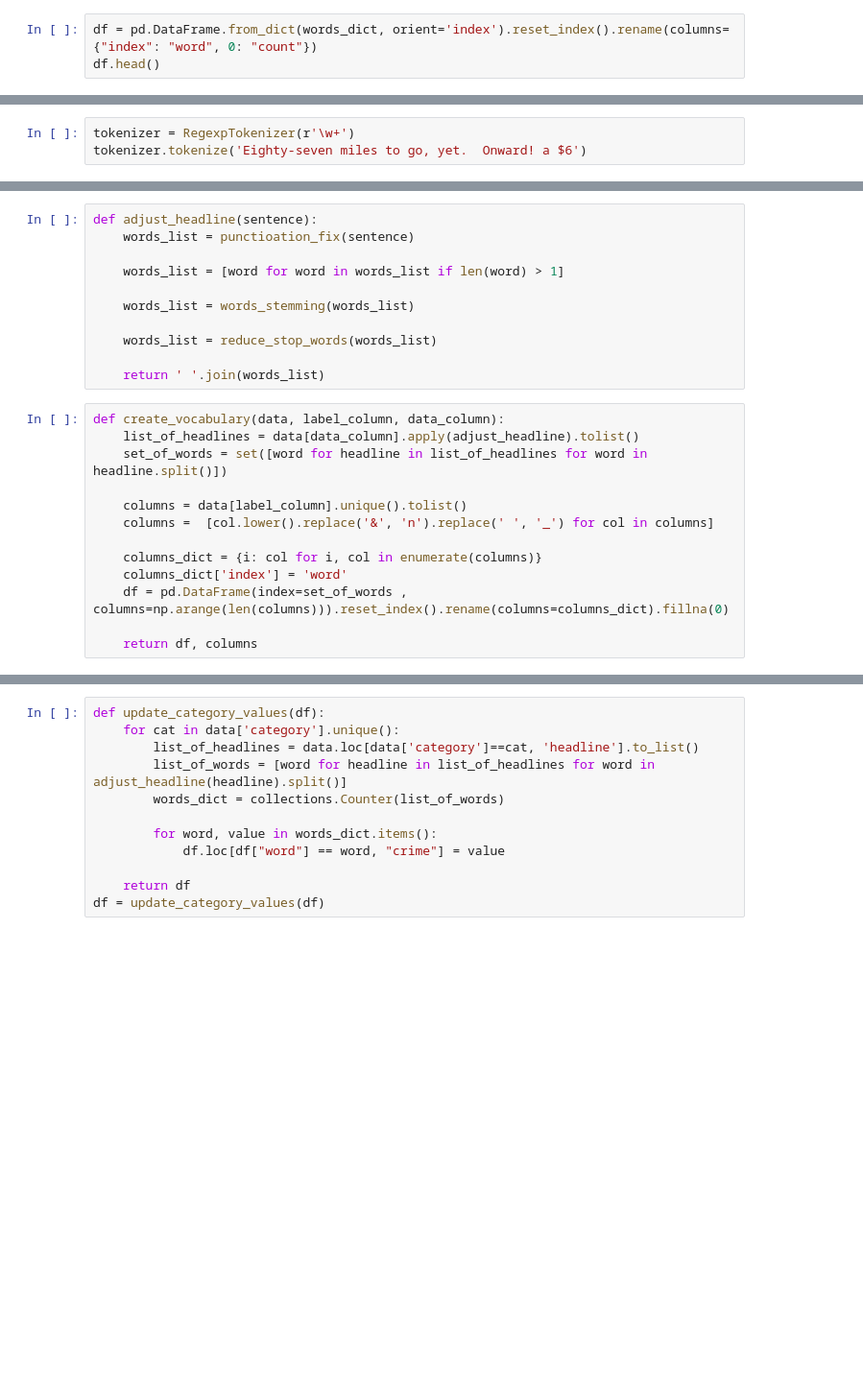
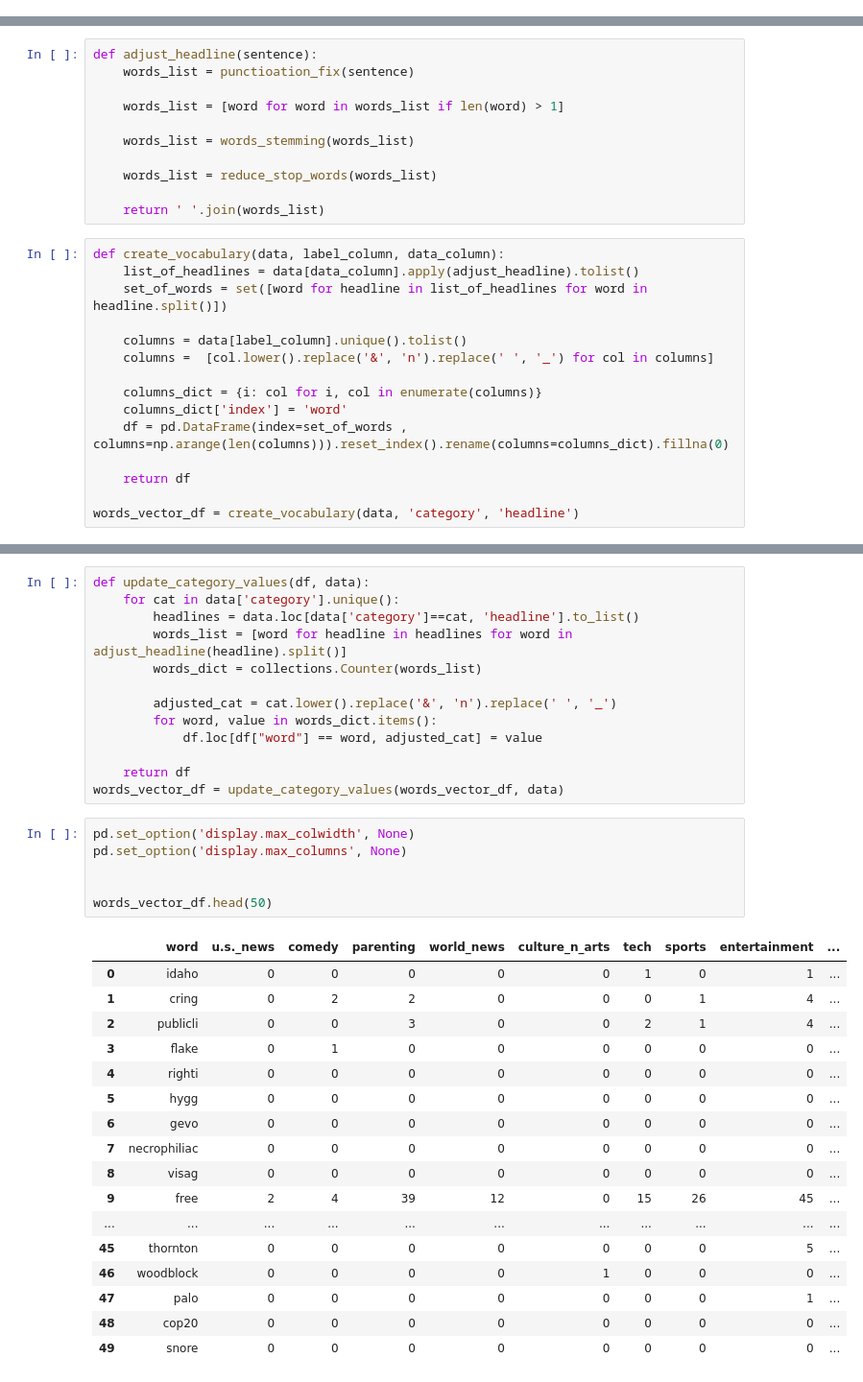
Before and after one commit to Omer-Hedvat/dl, a Jupyter notebook: nlp_w_classifification_and_vector_spaces/week3_headlines_vector_space_analysis.ipynb, the cells around one changed output, grey strips where cells are left out. Shown at 96% size. Cells and saved outputs as stored; diff of their text form; blank space fills up the shorter version.

Commit message:
working week3_headlines_vector_space_analysis.ipynb

```diff
--- a/nlp_w_classifification_and_vector_spaces/week3_headlines_vector_space_analysis.ipynb
+++ b/nlp_w_classifification_and_vector_spaces/week3_headlines_vector_space_analysis.ipynb
@@ -73,3 +49,0 @@ Counter({'Memphis': 1,
-# %%
-df = pd.DataFrame.from_dict(words_dict, orient='index').reset_index().rename(columns={"index": "word", 0: "count"})
-df.head()
@@ -83,3 +49,0 @@ df.head()
-# %%
-tokenizer = RegexpTokenizer(r'\w+')
-tokenizer.tokenize('Eighty-seven miles to go, yet.  Onward! a $6')
@@ -123,4 +94,6 @@ def create_vocabulary(data, label_column, data_column):
     columns_dict['index'] = 'word'
     df = pd.DataFrame(index=set_of_words , columns=np.arange(len(columns))).reset_index().rename(columns=columns_dict).fillna(0)
 
-    return df, columns
+    return df
+
+words_vector_df = create_vocabulary(data, 'category', 'headline')
@@ -127,12 +122,37 @@ def create_vocabulary(data, label_column, data_column):
 # %%
-def update_category_values(df):
+def update_category_values(df, data):
     for cat in data['category'].unique():
-        list_of_headlines = data.loc[data['category']==cat, 'headline'].to_list()
-        list_of_words = [word for headline in list_of_headlines for word in adjust_headline(headline).split()]
-        words_dict = collections.Counter(list_of_words)
+        headlines = data.loc[data['category']==cat, 'headline'].to_list()
+        words_list = [word for headline in headlines for word in adjust_headline(headline).split()]
+        words_dict = collections.Counter(words_list)
 
+        adjusted_cat = cat.lower().replace('&', 'n').replace(' ', '_')
         for word, value in words_dict.items():
-            df.loc[df["word"] == word, "crime"] = value
+            df.loc[df["word"] == word, adjusted_cat] = value
 
     return df
-df = update_category_values(df)
+words_vector_df = update_category_values(words_vector_df, data)
+# %%
+pd.set_option('display.max_colwidth', None)
+pd.set_option('display.max_columns', None)
+
+
+words_vector_df.head(50)
+# %% [output]
+|  | word | u.s._news | comedy | parenting | world_news | culture_n_arts | tech | sports | entertainment | ... |
+| 0 | idaho | 0 | 0 | 0 | 0 | 0 | 1 | 0 | 1 | ... |
+| 1 | cring | 0 | 2 | 2 | 0 | 0 | 0 | 1 | 4 | ... |
+| 2 | publicli | 0 | 0 | 3 | 0 | 0 | 2 | 1 | 4 | ... |
+| 3 | flake | 0 | 1 | 0 | 0 | 0 | 0 | 0 | 0 | ... |
+| 4 | righti | 0 | 0 | 0 | 0 | 0 | 0 | 0 | 0 | ... |
+| 5 | hygg | 0 | 0 | 0 | 0 | 0 | 0 | 0 | 0 | ... |
+| 6 | gevo | 0 | 0 | 0 | 0 | 0 | 0 | 0 | 0 | ... |
+| 7 | necrophiliac | 0 | 0 | 0 | 0 | 0 | 0 | 0 | 0 | ... |
+| 8 | visag | 0 | 0 | 0 | 0 | 0 | 0 | 0 | 0 | ... |
+| 9 | free | 2 | 4 | 39 | 12 | 0 | 15 | 26 | 45 | ... |
+| ... | ... | ... | ... | ... | ... | ... | ... | ... | ... | ... |
+| 45 | thornton | 0 | 0 | 0 | 0 | 0 | 0 | 0 | 5 | ... |
+| 46 | woodblock | 0 | 0 | 0 | 0 | 1 | 0 | 0 | 0 | ... |
+| 47 | palo | 0 | 0 | 0 | 0 | 0 | 0 | 0 | 1 | ... |
+| 48 | cop20 | 0 | 0 | 0 | 0 | 0 | 0 | 0 | 0 | ... |
+| 49 | snore | 0 | 0 | 0 | 0 | 0 | 0 | 0 | 0 | ... |
```
Also changed, not shown: parts of 13 cells of this notebook, 1 other file.
